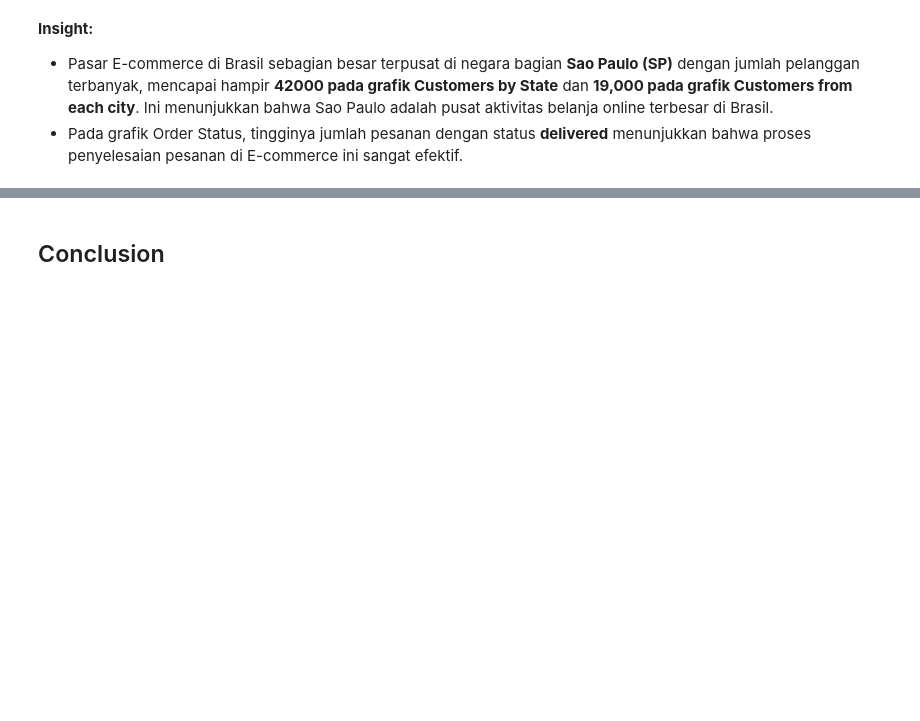
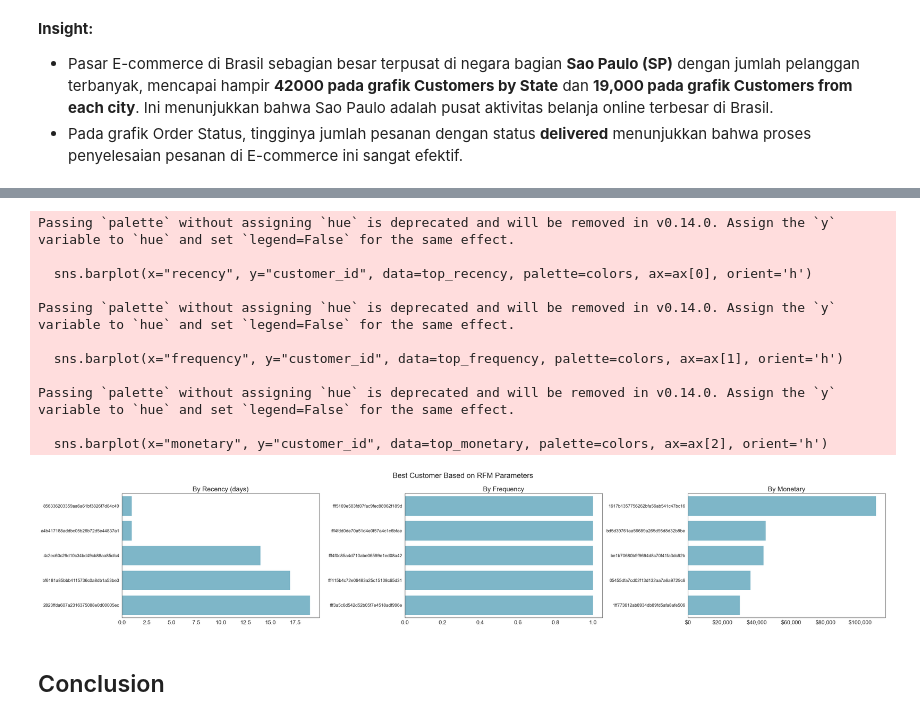
Before and after one commit to LukasKrisna/ecommerce-analysis, a Jupyter notebook: Proyek_Analisis_Data.ipynb, the cells around one changed output, grey strips where cells are left out. Drawn from its saved outputs; the diff is of its cells as text; code cells hidden in the pictures; blank space fills up the shorter version.

```diff
--- a/Proyek_Analisis_Data.ipynb
+++ b/Proyek_Analisis_Data.ipynb
@@ -1277,0 +1291,3 @@ plt.show()
+# %%
+top_recency = rfm.sort_values('recency', ascending=True).head(5)
+top_recency
@@ -1277,0 +1301,3 @@ plt.show()
+# %%
+top_frequency = rfm.sort_values('frequency', ascending=False).head(5)
+top_frequency
@@ -1277,0 +1311,3 @@ plt.show()
+# %%
+top_monetary = rfm.sort_values('monetary', ascending=False).head(5)
+top_monetary
@@ -1278,3 +1321,52 @@ plt.show()
+# %%
+fig, ax = plt.subplots(nrows=1, ncols=3, figsize=(32, 6))
+
+colors = ["#72BCD4", "#72BCD4", "#72BCD4", "#72BCD4", "#72BCD4"]
+
+sns.barplot(x="recency", y="customer_id", data=top_recency, palette=colors, ax=ax[0], orient='h')
+ax[0].set_ylabel(None)
+ax[0].set_xlabel(None)
+ax[0].set_title("By Recency (days)", loc="center", fontsize=18)
+ax[0].tick_params(axis='x', labelsize=15)
+ax[0].tick_params(axis='y', labelsize=12)
+
+sns.barplot(x="frequency", y="customer_id", data=top_frequency, palette=colors, ax=ax[1], orient='h')
+ax[1].set_ylabel(None)
+ax[1].set_xlabel(None)
+ax[1].set_title("By Frequency", loc="center", fontsize=18)
+ax[1].tick_params(axis='x', labelsize=15)
+ax[1].tick_params(axis='y', labelsize=12)
+
+sns.barplot(x="monetary", y="customer_id", data=top_monetary, palette=colors, ax=ax[2], orient='h')
+ax[2].set_ylabel(None)
+ax[2].set_xlabel(None)
+ax[2].set_title("By Monetary", loc="center", fontsize=18)
+ax[2].tick_params(axis='x', labelsize=15)
+ax[2].tick_params(axis='y', labelsize=12)
+
+import matplotlib.ticker as mtick
+formatter = mtick.StrMethodFormatter('${x:,.0f}')
+ax[2].xaxis.set_major_formatter(formatter)
+
+plt.suptitle("Best Customer Based on RFM Parameters", fontsize=20)
+
+plt.tight_layout()
+plt.subplots_adjust(top=0.85)
+
+plt.show()
+# %% [output]
+Passing `palette` without assigning `hue` is deprecated and will be removed in v0.14.0. Assign the `y` variable to `hue` and set `legend=False` for the same effect.
+
+  sns.barplot(x="recency", y="customer_id", data=top_recency, palette=colors, ax=ax[0], orient='h')
+
+Passing `palette` without assigning `hue` is deprecated and will be removed in v0.14.0. Assign the `y` variable to `hue` and set `legend=False` for the same effect.
+
+  sns.barplot(x="frequency", y="customer_id", data=top_frequency, palette=colors, ax=ax[1], orient='h')
+
+Passing `palette` without assigning `hue` is deprecated and will be removed in v0.14.0. Assign the `y` variable to `hue` and set `legend=False` for the same effect.
+
+  sns.barplot(x="monetary", y="customer_id", data=top_monetary, palette=colors, ax=ax[2], orient='h')
+[figure, added]
 # %% [markdown]
 ## Conclusion
 # %% [markdown]
```
Also changed, not shown: parts of 31 cells of this notebook.
